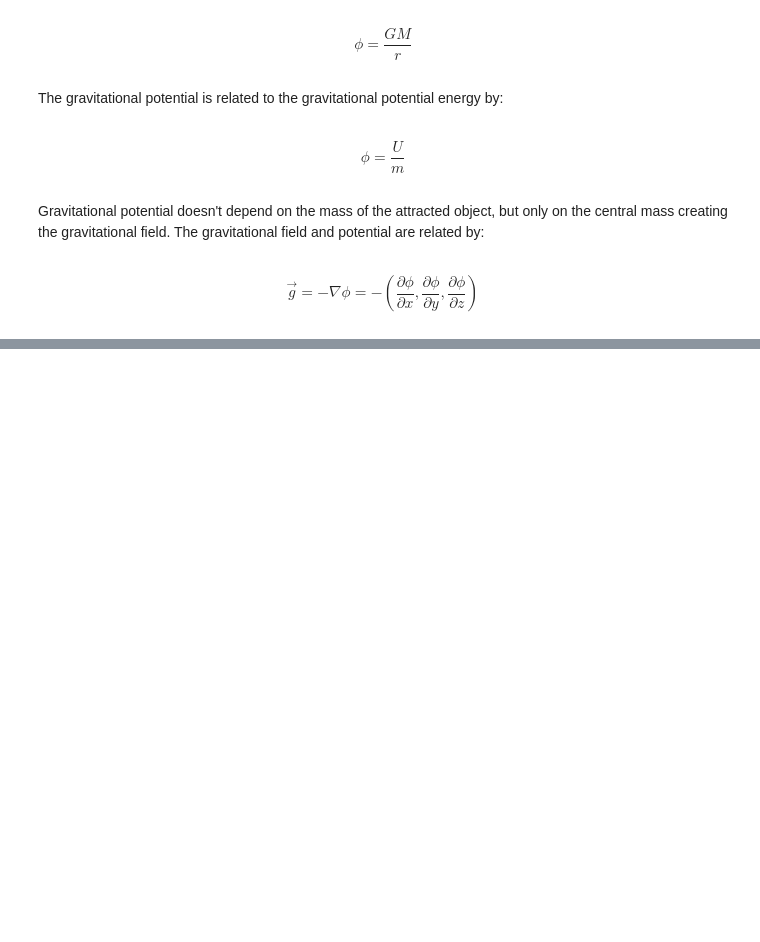
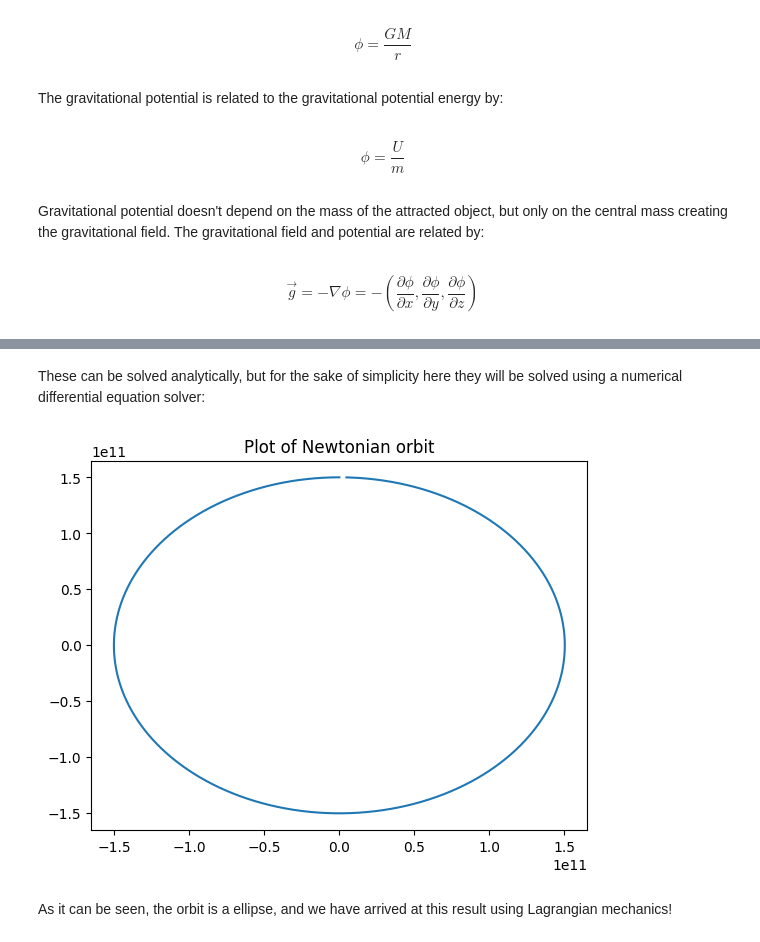
Before and after one commit to elaraproject/elara-handbook, a Jupyter notebook: book/knowledge-library/classical-mechanics.ipynb, the cells around one changed output, grey strips where cells are left out. Cells and saved outputs as stored; diff of their text form; code cells hidden in the pictures; blank space fills up the shorter version.

Commit message:
Updated classical mechanics with lagrangian

```diff
--- a/book/knowledge-library/classical-mechanics.ipynb
+++ b/book/knowledge-library/classical-mechanics.ipynb
@@ -477,0 +580,2 @@ $$
+# %% [markdown]
+These can be solved analytically, but for the sake of simplicity here they will be solved using a numerical differential equation solver:
@@ -477,0 +584,38 @@ $$
+# %%
+def newtonian_d_dt(t, X, G=6.67e-11, M=2e30):
+    r, theta, u, v = X
+    dr_dt = u
+    dtheta_dt = v
+    du_dt = r * v ** 2 -(G * M) / (r ** 2)
+    dv_dt = -(2 * u * v) / r
+    return dr_dt, dtheta_dt, du_dt, dv_dt
+# %%
+r0 = 1.5e11
+theta0 = np.pi/2
+u0 = 0
+v0 = 1.99e-7 # 2pi / 365 days
+newtonian_initial = [r0, theta0, u0, v0]
+# %%
+tmax = 365 * 24 * 60 * 60 # 1 year
+samples = 5000
+t = np.linspace(0, tmax, samples)
+newtonian = solve_ivp(newtonian_d_dt, (0, tmax), y0=newtonian_initial, dense_output=True)
+sol = newtonian.sol(t)
+# %%
+fig = plt.figure()
+ax = plt.axes()
+
+r = sol[0]
+theta = sol[1]
+
+# Convert from polar to cartesian
+x1 = r * np.cos(theta)
+y1 = r * np.sin(theta)
+
+ax.plot(x1, y1)
+ax.set_title('Plot of Newtonian orbit')
+plt.show()
+# %% [output]
+[figure, added]
+# %% [markdown]
+As it can be seen, the orbit is a ellipse, and we have arrived at this result using Lagrangian mechanics!
```
Also changed, not shown: parts of 33 cells of this notebook.
